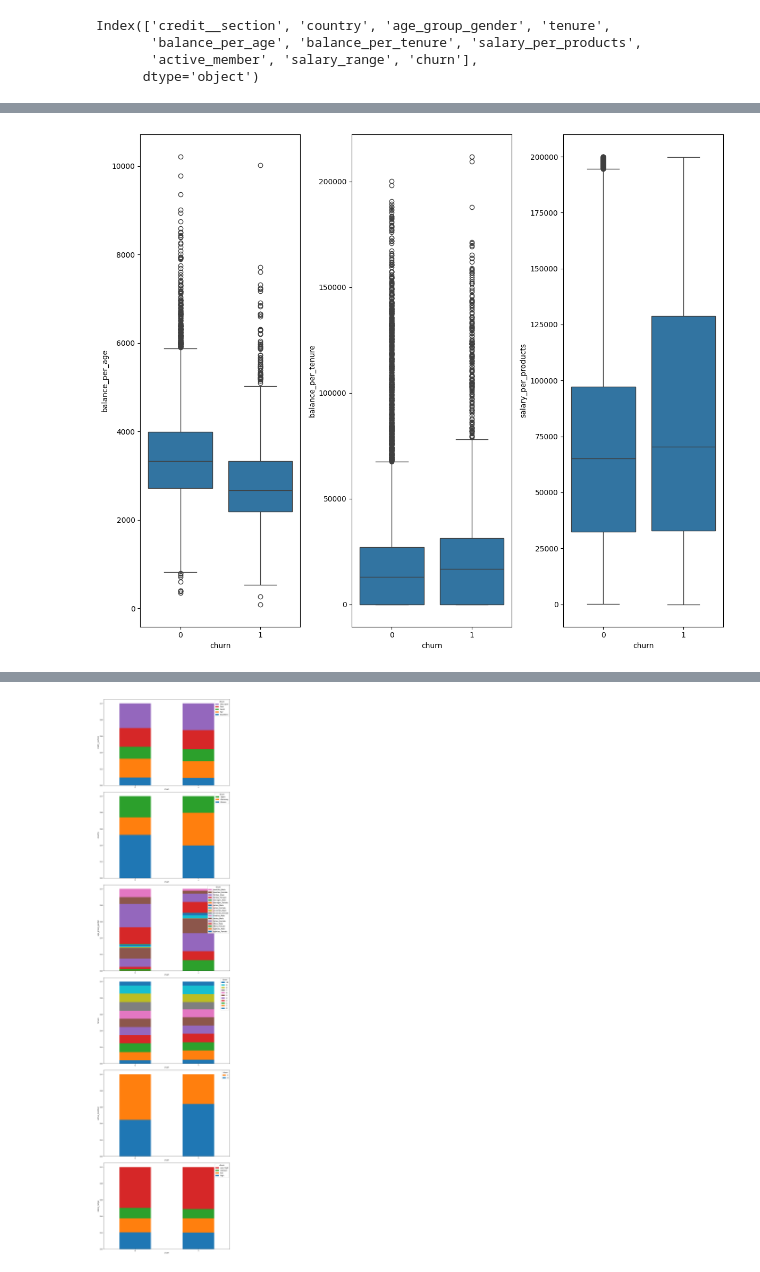
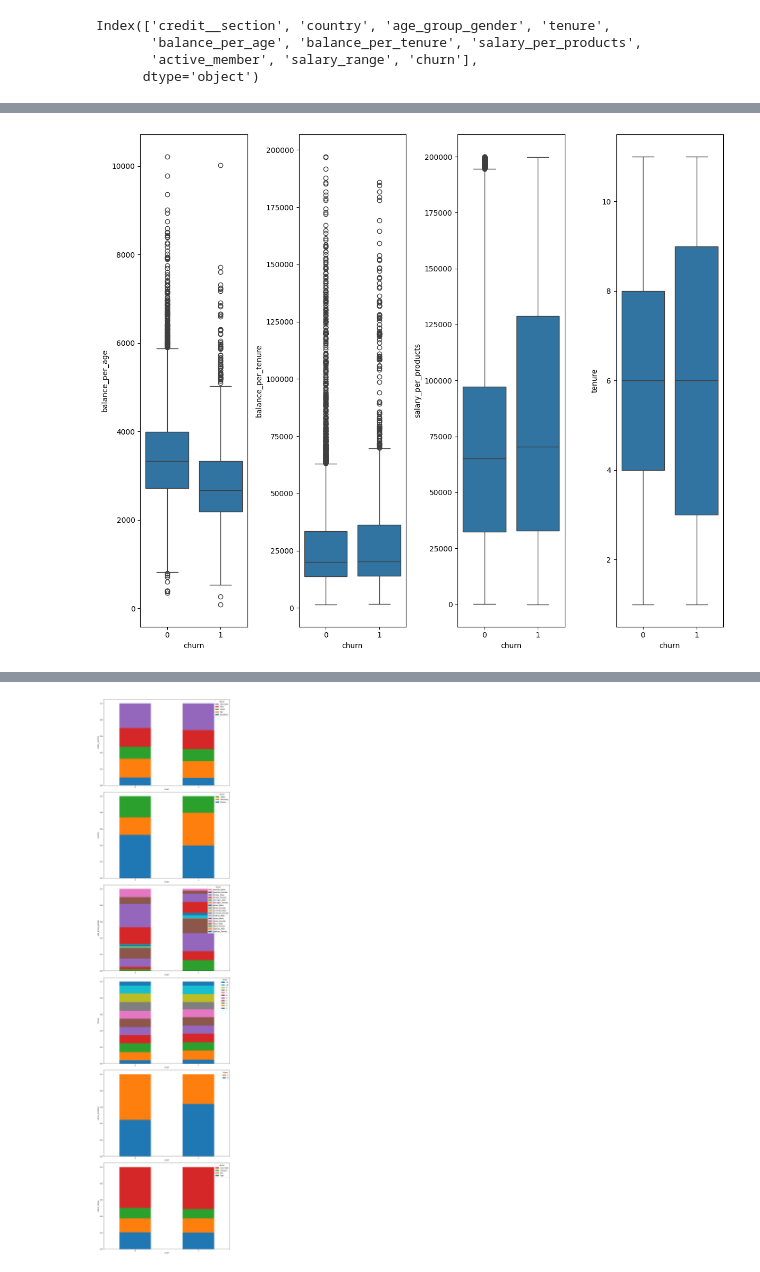
Before and after one commit to coconutkim/project_churn, a Jupyter notebook: real5.ipynb, the cells around one changed output, grey strips where cells are left out. Drawn from its saved outputs; the diff is of its cells as text; code cells hidden in the pictures.

```diff
--- a/real5.ipynb
+++ b/real5.ipynb
@@ -19,2 +155,5 @@ df
 # %% [markdown]
 # drop columns
+# %%
+df=pd.read_csv('grouped_data5-1.csv')
+df
@@ -53,22 +222,22 @@ Index(['credit__section', 'country', 'age_group_gender', 'tenure',
 # %%
 import pandas as pd
 import seaborn as sns
 import matplotlib.pyplot as plt
 
 # y값 리스트
-y_vars = ['balance_per_age', 'balance_per_tenure', 'salary_per_products']
+y_vars = ['balance_per_age', 'balance_per_tenure', 'salary_per_products','tenure']
 
 # subplot 설정
 plt.figure(figsize=(12, 10))
 
 for i, y_var in enumerate(y_vars):
-    plt.subplot(1,3, i + 1)
+    plt.subplot(1,4, i + 1)
     sns.boxplot(x='churn', y=y_var, data=df)
     plt.xlabel('churn')
     plt.ylabel(y_var)
     # plt.title(f'Distribution of {y_var} by churn')
 
 plt.tight_layout()
 plt.show()
 # %% [output]
-[figure, old version]
+[figure, new version]
```
Also changed, not shown: parts of 32 cells of this notebook, 4 other files.
